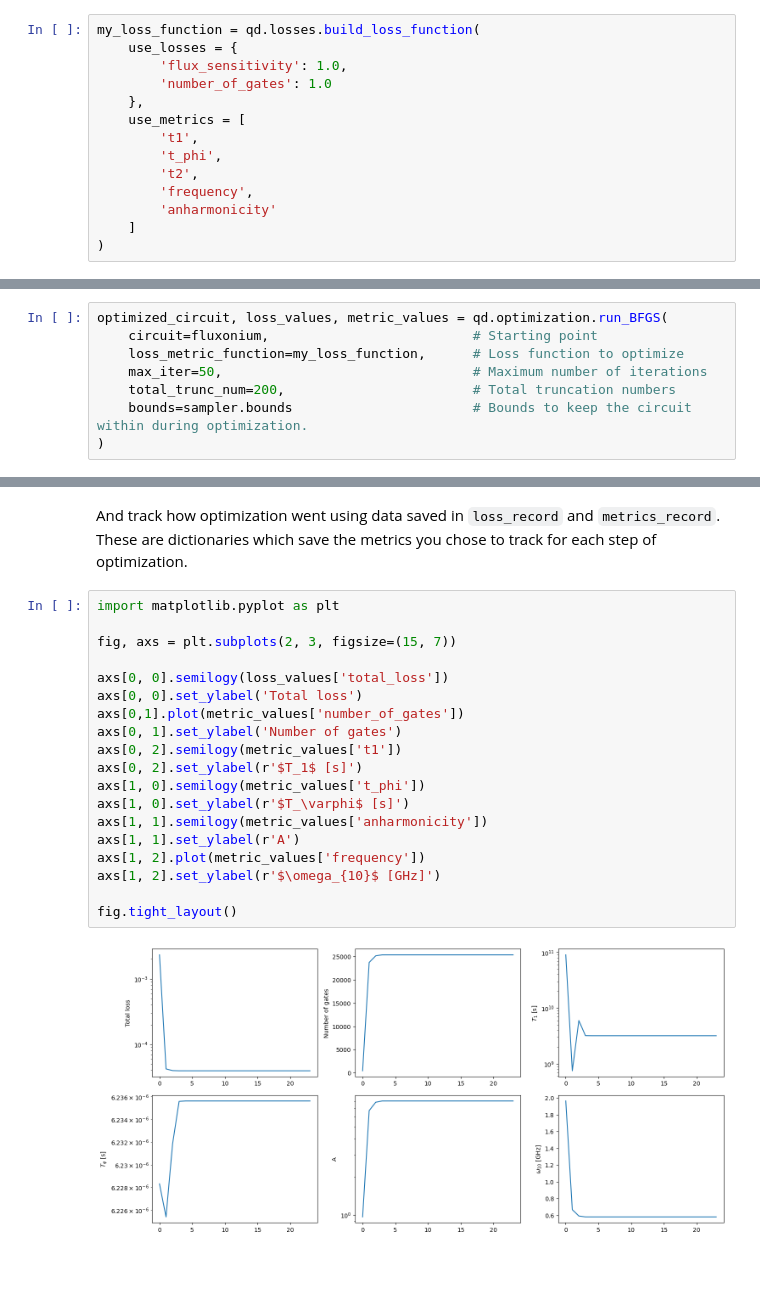
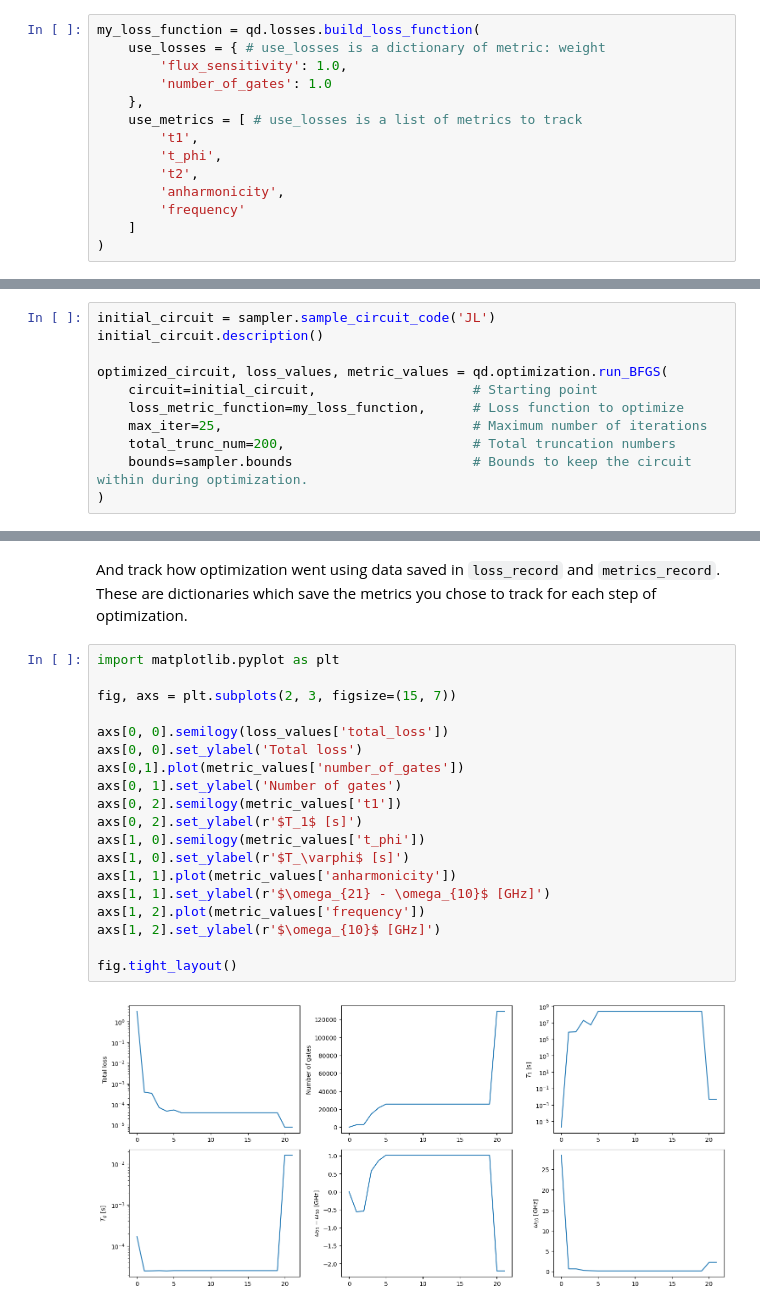
Before and after one commit to stanfordLINQS/Qubit-Discovery, a Jupyter notebook: tutorials/QD_overview.ipynb, the cells around one changed output, grey strips where cells are left out. Saved outputs shown, nothing was run; the diff lists cells and outputs as text; blank space fills up the shorter version.

```diff
--- a/tutorials/QD_overview.ipynb
+++ b/tutorials/QD_overview.ipynb
@@ -160,15 +173,15 @@ Below, we'll build a loss function which optimizes for low charge sensitivity, l
 # %%
 my_loss_function = qd.losses.build_loss_function(
-    use_losses = {
+    use_losses = { # use_losses is a dictionary of metric: weight
         'flux_sensitivity': 1.0,
         'number_of_gates': 1.0
     },
-    use_metrics = [
+    use_metrics = [ # use_losses is a list of metrics to track
         't1',
         't_phi',
         't2',
-        'frequency',
-        'anharmonicity'
+        'anharmonicity',
+        'frequency'
     ]
 )
 # %% [markdown]
@@ -180,8 +193,11 @@ To optimize the loss function, we'll use BFGS by calling `run_BFGS`. SGD can be
 # %%
+initial_circuit = sampler.sample_circuit_code('JL')
+initial_circuit.description()
+
 optimized_circuit, loss_values, metric_values = qd.optimization.run_BFGS(
-    circuit=fluxonium,                          # Starting point
+    circuit=initial_circuit,                    # Starting point
     loss_metric_function=my_loss_function,      # Loss function to optimize
-    max_iter=50,                                # Maximum number of iterations
+    max_iter=25,                                # Maximum number of iterations
     total_trunc_num=200,                        # Total truncation numbers
     bounds=sampler.bounds                       # Bounds to keep the circuit within during optimization.
 )
@@ -202,21 +227,21 @@ And track how optimization went using data saved in `loss_record` and `metrics_r
 # %%
 import matplotlib.pyplot as plt
 
 fig, axs = plt.subplots(2, 3, figsize=(15, 7))
 
 axs[0, 0].semilogy(loss_values['total_loss'])
 axs[0, 0].set_ylabel('Total loss')
 axs[0,1].plot(metric_values['number_of_gates'])
 axs[0, 1].set_ylabel('Number of gates')
 axs[0, 2].semilogy(metric_values['t1'])
 axs[0, 2].set_ylabel(r'$T_1$ [s]')
 axs[1, 0].semilogy(metric_values['t_phi'])
 axs[1, 0].set_ylabel(r'$T_\varphi$ [s]')
-axs[1, 1].semilogy(metric_values['anharmonicity'])
-axs[1, 1].set_ylabel(r'A')
+axs[1, 1].plot(metric_values['anharmonicity'])
+axs[1, 1].set_ylabel(r'$\omega_{21} - \omega_{10}$ [GHz]')
 axs[1, 2].plot(metric_values['frequency'])
 axs[1, 2].set_ylabel(r'$\omega_{10}$ [GHz]')
 
 fig.tight_layout()
 # %% [output]
-[figure, old version]
+[figure, new version]
```
Also changed, not shown: parts of 17 cells of this notebook, 4 other files.
